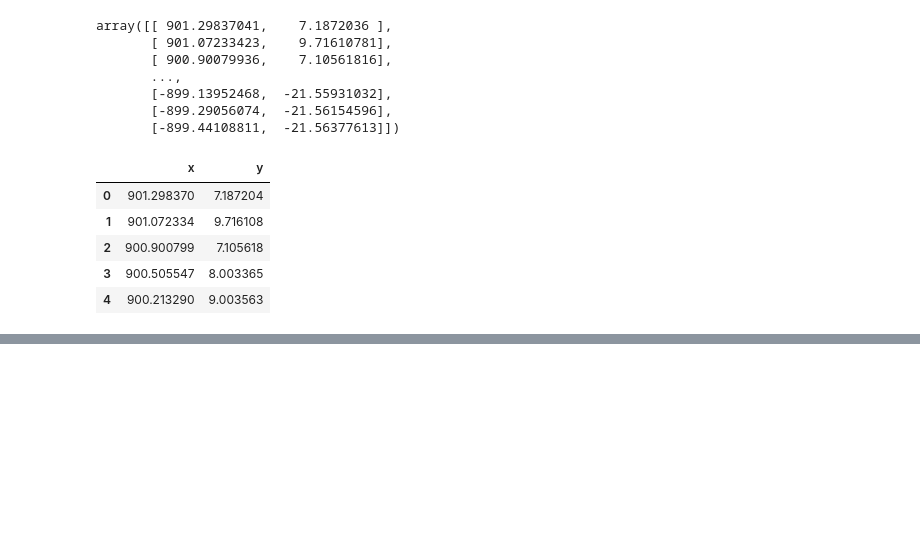
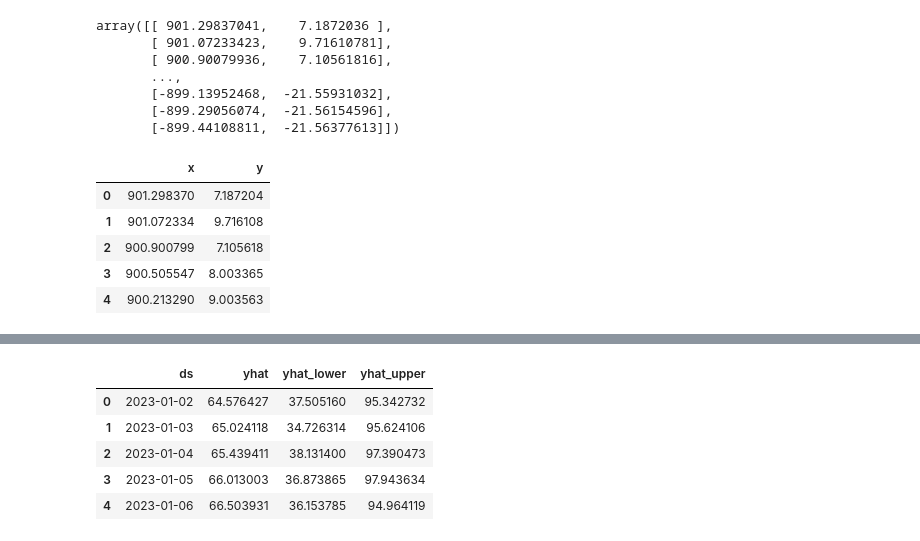
Before and after one commit to Elianagam/Robots, a Jupyter notebook: src/03.ipynb, the cells around one changed output, grey strips where cells are left out. Cells and saved outputs as stored; diff of their text form; code cells hidden in the pictures; blank space fills up the shorter version.

```diff
--- a/src/03.ipynb
+++ b/src/03.ipynb
@@ -269,0 +350,9 @@ plt.show()
+# %%
+forecast[['ds','yhat','yhat_lower','yhat_upper']].head()
+# %% [output]
+|  | ds | yhat | yhat_lower | yhat_upper |
+| 0 | 2023-01-02 | 64.576427 | 37.505160 | 95.342732 |
+| 1 | 2023-01-03 | 65.024118 | 34.726314 | 95.624106 |
+| 2 | 2023-01-04 | 65.439411 | 38.131400 | 97.390473 |
+| 3 | 2023-01-05 | 66.013003 | 36.873865 | 97.943634 |
+| 4 | 2023-01-06 | 66.503931 | 36.153785 | 94.964119 |
```
Also changed, not shown: parts of 16 cells of this notebook.
